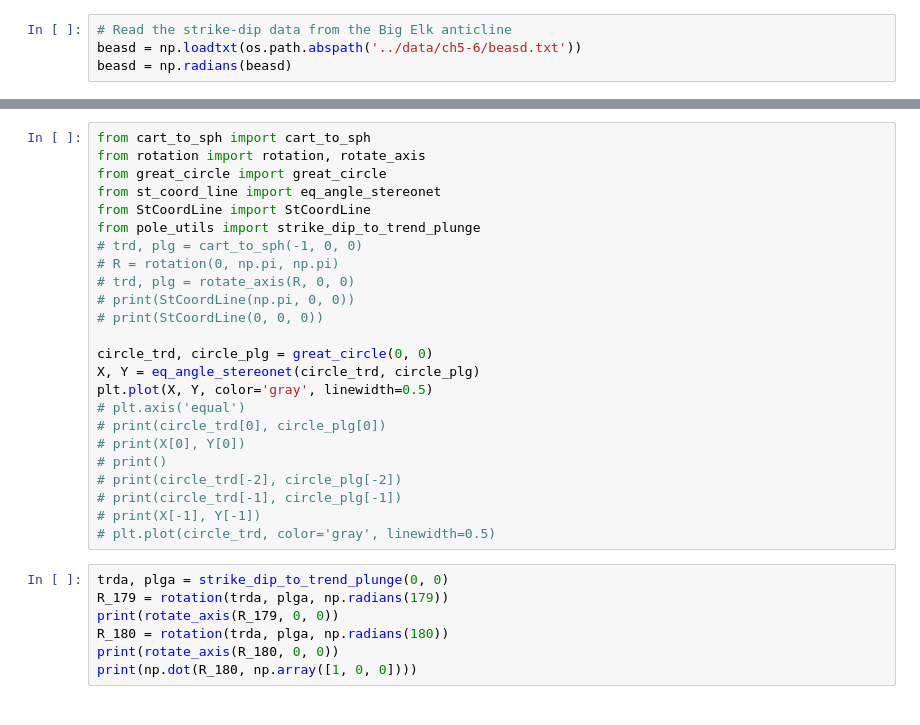
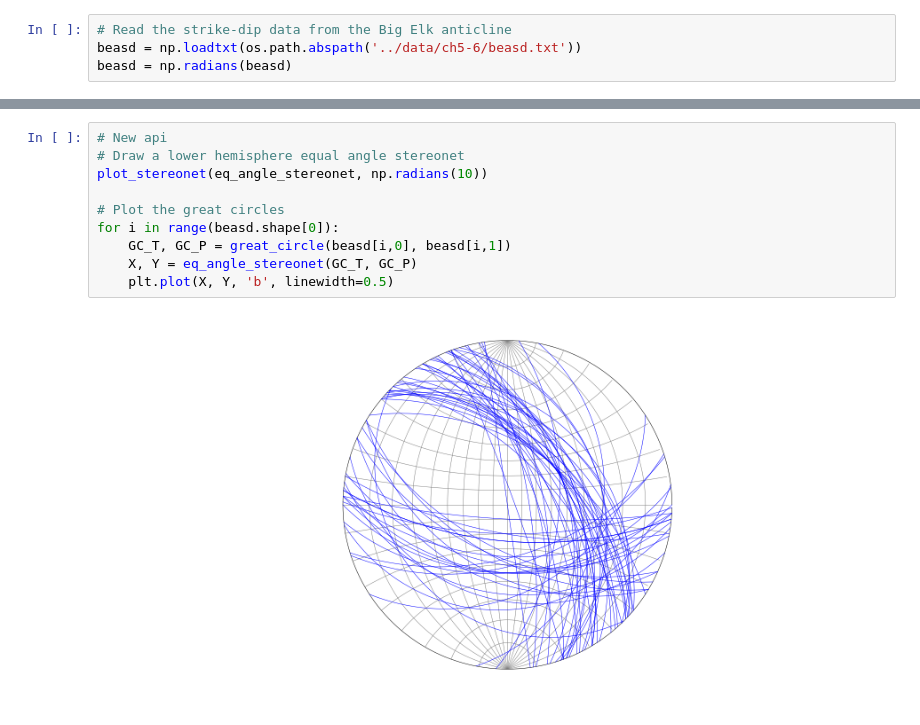
Before and after one commit to rzaitov/compGeo, a Jupyter notebook: source/notebooks/ch5-6.ipynb, the cells around one changed output, grey strips where cells are left out. Cells and saved outputs as stored; diff of their text form.

```diff
--- a/source/notebooks/ch5-6.ipynb
+++ b/source/notebooks/ch5-6.ipynb
@@ -40,32 +41,13 @@ plot_eq_angle_stereonet(trdv, plgv, intrad)
-# %%
-from cart_to_sph import cart_to_sph
-from rotation import rotation, rotate_axis
-from great_circle import great_circle
-from st_coord_line import eq_angle_stereonet
-from StCoordLine import StCoordLine
-from pole_utils import strike_dip_to_trend_plunge
-# trd, plg = cart_to_sph(-1, 0, 0)
-# R = rotation(0, np.pi, np.pi)
-# trd, plg = rotate_axis(R, 0, 0)
-# print(StCoordLine(np.pi, 0, 0))
-# print(StCoordLine(0, 0, 0))
-
-circle_trd, circle_plg = great_circle(0, 0)
-X, Y = eq_angle_stereonet(circle_trd, circle_plg)
-plt.plot(X, Y, color='gray', linewidth=0.5)
-# plt.axis('equal')
-# print(circle_trd[0], circle_plg[0])
-# print(X[0], Y[0])
-# print()
-# print(circle_trd[-2], circle_plg[-2])
-# print(circle_trd[-1], circle_plg[-1])
-# print(X[-1], Y[-1])
-# plt.plot(circle_trd, color='gray', linewidth=0.5)
-# %%
-trda, plga = strike_dip_to_trend_plunge(0, 0)
-R_179 = rotation(trda, plga, np.radians(179))
-print(rotate_axis(R_179, 0, 0))
-R_180 = rotation(trda, plga, np.radians(180))
-print(rotate_axis(R_180, 0, 0))
-print(np.dot(R_180, np.array([1, 0, 0])))
+# %%
+# New api
+# Draw a lower hemisphere equal angle stereonet
+plot_stereonet(eq_angle_stereonet, np.radians(10))
+
+# Plot the great circles
+for i in range(beasd.shape[0]):
+    GC_T, GC_P = great_circle(beasd[i,0], beasd[i,1])
+    X, Y = eq_angle_stereonet(GC_T, GC_P)
+    plt.plot(X, Y, 'b', linewidth=0.5)
+# %% [output]
+[figure, added]
 # %%
```
Also changed, not shown: parts of 5 cells of this notebook, 1 other file.
